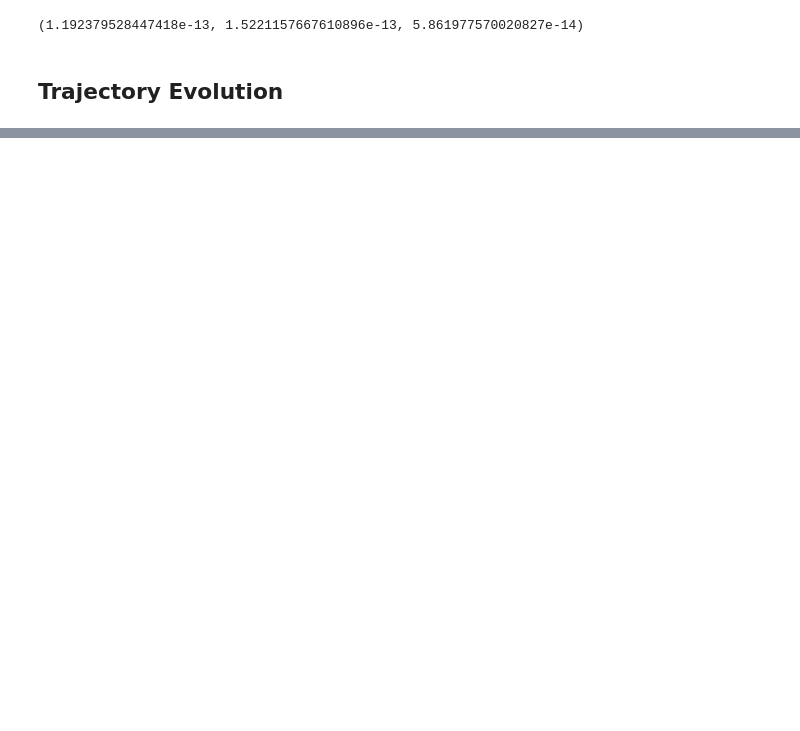
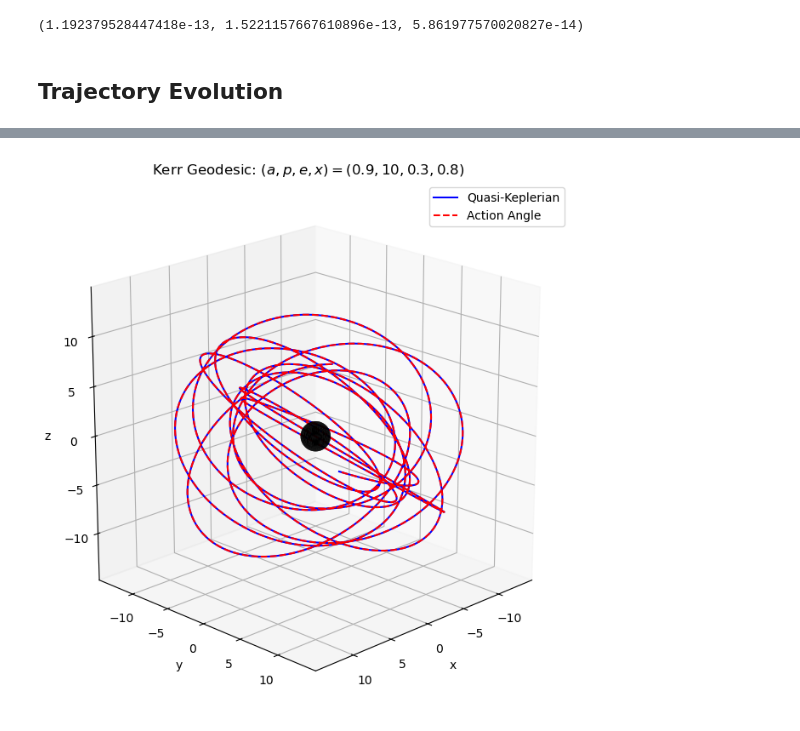
Before and after one commit to Philip-Lynch/KerrOrbitalAngleConversion, a Jupyter notebook: examples/example.ipynb, the cells around one changed output, grey strips where cells are left out. Cells and saved outputs as stored; diff of their text form; code cells hidden in the pictures; blank space fills up the shorter version.

```diff
--- a/examples/example.ipynb
+++ b/examples/example.ipynb
@@ -75,0 +194,13 @@ kac.pyAzimuthalFrequency(a,p,e,x)
+# %%
+def Radial_Coordinate(p,e,psi):
+    return p/(1 + e * np.cos(psi))
+
+def Polar_Coordinate(x,chi):
+    return np.arccos(np.sqrt(1 - x * x) * np.cos(chi))
+# %%
+r = Radial_Coordinate(p,e,psi)
+theta = Polar_Coordinate(x,chi)
+
+x_coord = r * np.sin(theta) * np.cos(phi)
+y_coord = r * np.sin(theta) * np.sin(phi)
+z_coord = r * np.cos(theta)
@@ -75,0 +214,53 @@ kac.pyAzimuthalFrequency(a,p,e,x)
+# %%
+
+### First, let's create a black hole
+# Define the radius of the BH
+rBH = 1 + np.sqrt(1 - a*a)
+
+# Create a mesh grid for the spherical coordinates
+thetaBH = np.linspace(0,  np.pi, 100)
+phiBH = np.linspace(0, 2 * np.pi, 100)
+thetaBH, phiBH = np.meshgrid(thetaBH, phiBH)
+
+# Parametric equations for the BH
+xBH = rBH * np.sin(thetaBH) * np.cos(phiBH)
+yBH = rBH * np.sin(thetaBH) * np.sin(phiBH)
+zBH = rBH * np.cos(thetaBH)
+
+
+
+# Create a new figure
+fig = plt.figure(figsize=(12,8))
+
+# Add a 3D subplot
+ax = fig.add_subplot(111, projection='3d')
+
+# Plot the parametric BH
+ax.plot_surface(xBH, yBH, zBH, color='black', edgecolor='none')
+
+# Plot the trajectories
+ax.plot(x_coord, y_coord, z_coord, label='Quasi-Keplerian', color='blue')
+ax.plot(x_coord, y_coord, z_coord, label='Action Angle', color = 'red', linestyle='dashed')
+
+
+
+# Add labels
+ax.set_xlabel('x')
+ax.set_ylabel('y')
+ax.set_zlabel('z')
+ax.set_title('Kerr Geodesic: $(a,p,e,x) = (0.9,10,0.3,0.8)$')
+
+ax.set_xlim([-p/(1 - e), p/(1 - e)])
+ax.set_ylim([-p/(1 - e), p/(1 - e)])
+ax.set_zlim([-p/(1 - e), p/(1 - e)])
+
+ax.view_init(elev = 20, azim = 45)
+
+ax.set_box_aspect([1, 1, 1])  # Equal aspect ratio for all axes
+# Show the legend
+ax.legend()
+
+# Display the plot
+plt.show()
+# %% [output]
+[figure, added]
```
Also changed, not shown: parts of 36 cells of this notebook, 1 other file.
